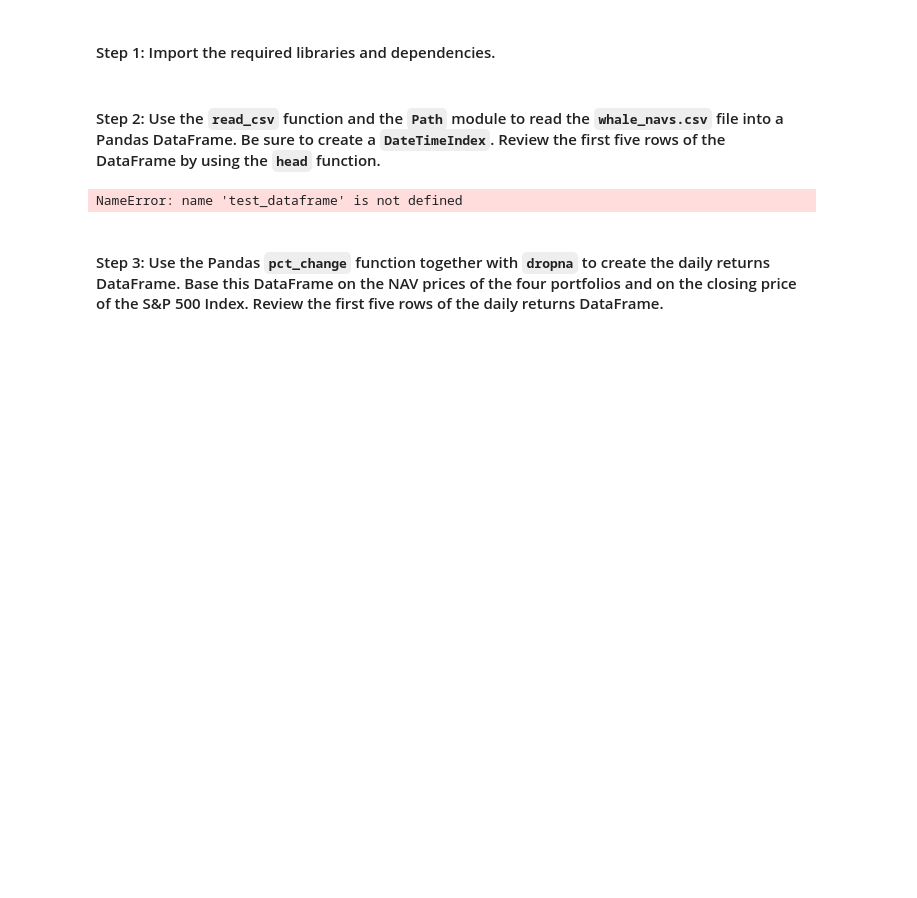
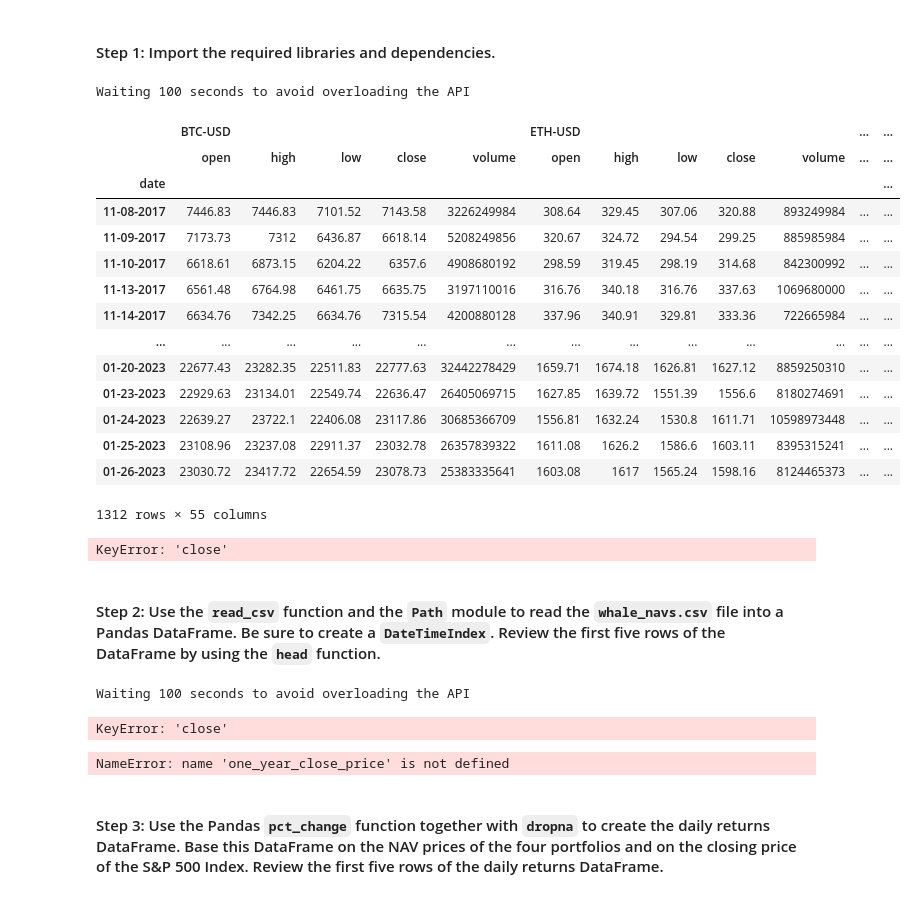
Before and after one commit to briabr/Performance-analysis, a Jupyter notebook: risk_return_analysis.ipynb, the cells around one changed output. Cells and saved outputs as stored; diff of their text form; code cells hidden in the pictures; blank space fills up the shorter version.

Commit message:
loaded the API data

```diff
--- a/risk_return_analysis.ipynb
+++ b/risk_return_analysis.ipynb
@@ -109,20 +111,49 @@ from yahoo_api import *
 
 
 %matplotlib inline
+# %%
+# Import the data by reading in the CSV file and setting the DatetimeIndex
+# Review the first 5 rows of the DataFrame
+# YOUR CODE HERE
+# 'BTC-USD', 'ETH-USD', 'T', 'XOM', 'AAPL', 'MSFT', 'SQ', 'AGG', 'SPY'
+tickers_index=['BTC-USD','ETH-USD','SQ','SHOP','TSLA','NVDA','AAPL','GOOG','MSFT','SPY','AGG']
+
+historical_data_df = historical_prices(tickers_index)
+# %% [output]
+Waiting 100 seconds to avoid overloading the API
+# %%
+historical_data_df
+# %% [output]
+|  | BTC-USD |  |  |  |  | ETH-USD |  |  |  |  | ... | ... |
+|  | open | high | low | close | volume | open | high | low | close | volume | ... | ... |
+| date |  |  |  |  |  |  |  |  |  |  |  | ... |
+| 11-08-2017 | 7446.83 | 7446.83 | 7101.52 | 7143.58 | 3226249984 | 308.64 | 329.45 | 307.06 | 320.88 | 893249984 | ... | ... |
+| 11-09-2017 | 7173.73 | 7312 | 6436.87 | 6618.14 | 5208249856 | 320.67 | 324.72 | 294.54 | 299.25 | 885985984 | ... | ... |
+| 11-10-2017 | 6618.61 | 6873.15 | 6204.22 | 6357.6 | 4908680192 | 298.59 | 319.45 | 298.19 | 314.68 | 842300992 | ... | ... |
+| 11-13-2017 | 6561.48 | 6764.98 | 6461.75 | 6635.75 | 3197110016 | 316.76 | 340.18 | 316.76 | 337.63 | 1069680000 | ... | ... |
+| 11-14-2017 | 6634.76 | 7342.25 | 6634.76 | 7315.54 | 4200880128 | 337.96 | 340.91 | 329.81 | 333.36 | 722665984 | ... | ... |
+| ... | ... | ... | ... | ... | ... | ... | ... | ... | ... | ... | ... | ... |
+| 01-20-2023 | 22677.43 | 23282.35 | 22511.83 | 22777.63 | 32442278429 | 1659.71 | 1674.18 | 1626.81 | 1627.12 | 8859250310 | ... | ... |
+| 01-23-2023 | 22929.63 | 23134.01 | 22549.74 | 22636.47 | 26405069715 | 1627.85 | 1639.72 | 1551.39 | 1556.6 | 8180274691 | ... | ... |
+| 01-24-2023 | 22639.27 | 23722.1 | 22406.08 | 23117.86 | 30685366709 | 1556.81 | 1632.24 | 1530.8 | 1611.71 | 10598973448 | ... | ... |
+| 01-25-2023 | 23108.96 | 23237.08 | 22911.37 | 23032.78 | 26357839322 | 1611.08 | 1626.2 | 1586.6 | 1603.11 | 8395315241 | ... | ... |
+| 01-26-2023 | 23030.72 | 23417.72 | 22654.59 | 23078.73 | 25383335641 | 1603.08 | 1617 | 1565.24 | 1598.16 | 8124465373 | ... | ... |
+1312 rows × 55 columns
+# %%
+historical_data_df['close']
+# %% [output]
+KeyError: 'close'
 # %% [markdown]
 #### Step 2: Use the `read_csv` function and the `Path` module to read the `whale_navs.csv` file into a Pandas DataFrame. Be sure to create a `DateTimeIndex`. Review the first five rows of the DataFrame by using the `head` function.
-# %%
-# Import the data by reading in the CSV file and setting the DatetimeIndex
-# Review the first 5 rows of the DataFrame
-# YOUR CODE HERE
-# 'BTC-USD', 'ETH-USD', 'T', 'XOM', 'AAPL', 'MSFT', 'SQ', 'AGG', 'SPY'
-tickers_index=['BTC-USD','ETH-USD','SQ','SHOP','TSLA','NVDA','AAPL','GOOG','MSFT','SPY','AGG']
-# btc_df = yahoo_api_call("ETH-USD","1d")
-# btc_df
-for ticker in tickers_index:
-   historical_prices('BTC-USD','ETH-USD','SQ','SHOP','TSLA','NVDA','AAPL','GOOG','MSFT','SPY','AGG')
-# %% [output]
-NameError: name 'test_dataframe' is not defined
+# %%
+one_year_close_price = historical_prices(tickers_index).loc['11-08-2017':'01-08-2018','close']
+# %% [output]
+Waiting 100 seconds to avoid overloading the API
+KeyError: 'close'
+# %%
+one_year_close_price
+# %% [output]
+NameError: name 'one_year_close_price' is not defined
 # %% [markdown]
 #### Step 3: Use the Pandas `pct_change` function together with `dropna` to create the daily returns DataFrame. Base this DataFrame on the NAV prices of the four portfolios and on the closing price of the S&P 500 Index. Review the first five rows of the daily returns DataFrame.
 # %%
```
Also changed, not shown: parts of 3 cells of this notebook, 1 other file.
